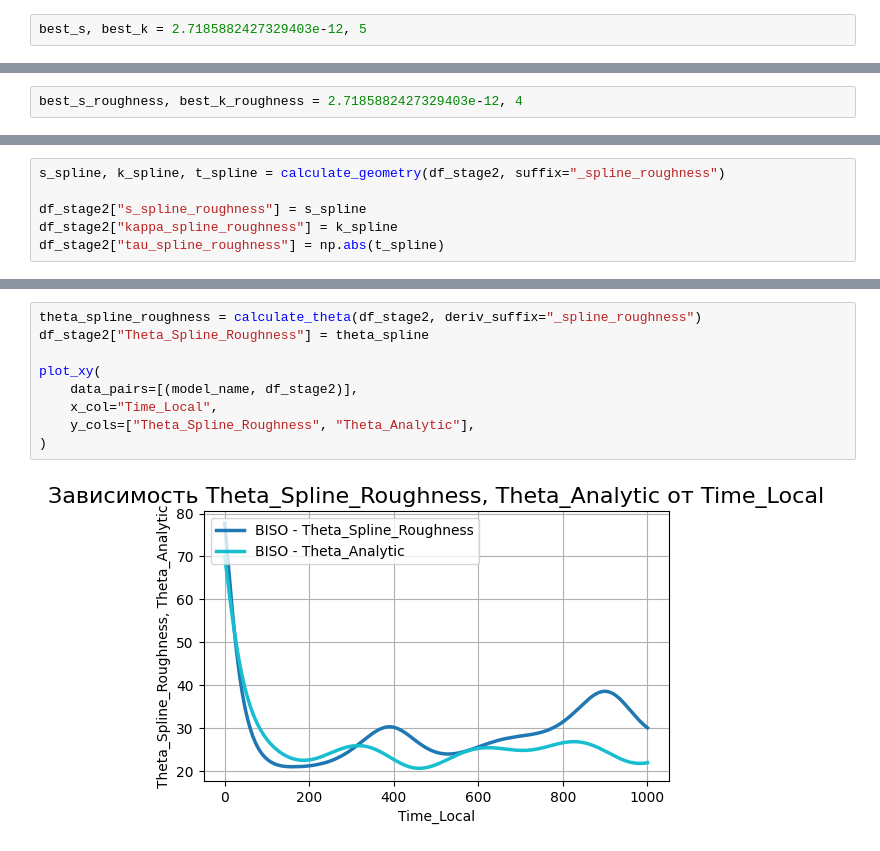
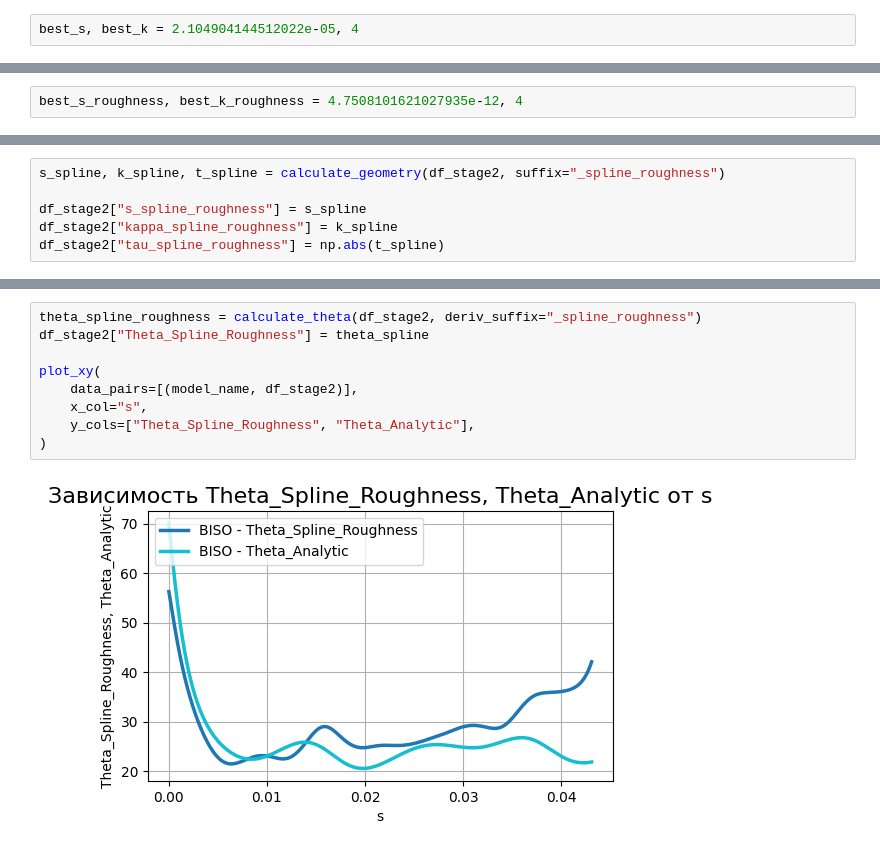
Before and after one commit to ArtemDos/complex_deformations, a Jupyter notebook: P29/ideal_vint/biso.ipynb, the cells around one changed output, grey strips where cells are left out. Drawn from its saved outputs; the diff is of its cells as text.

```diff
--- a/P29/ideal_vint/biso.ipynb
+++ b/P29/ideal_vint/biso.ipynb
@@ -229,7 +229,7 @@ plot_xy([("Analytical", df_stage2)], "s", ["dEps_1_analytic", "dEps_2_analytic",
 # %% [output]
 [figure]
 # %%
-best_s, best_k = 2.7185882427329403e-12, 5
+best_s, best_k = 2.104904144512022e-05, 4
 # %% [markdown]
 На основе проведенного анализа (Grid Search) были определены оптимальные значения гиперпараметров сплайна ($s_{opt}, k_{opt}$), обеспечивающие наилучший баланс между точностью аппроксимации и гладкостью высших производных.
 
@@ -512,5 +501,5 @@ plot_xy(
 # %%
-best_s_roughness, best_k_roughness = 2.7185882427329403e-12, 4
+best_s_roughness, best_k_roughness = 4.7508101621027935e-12, 4
 # %%
 from core.derivatives.spline import compute_spline_derivatives
 
@@ -551,11 +540,11 @@ plot_xy(
 # %%
 theta_spline_roughness = calculate_theta(df_stage2, deriv_suffix="_spline_roughness")
 df_stage2["Theta_Spline_Roughness"] = theta_spline
 
 plot_xy(
     data_pairs=[(model_name, df_stage2)],
-    x_col="Time_Local",
+    x_col="s",
     y_cols=["Theta_Spline_Roughness", "Theta_Analytic"],
 )
 # %% [output]
-[figure, old version]
+[figure, new version]
```
Also changed, not shown: parts of 11 cells of this notebook.
